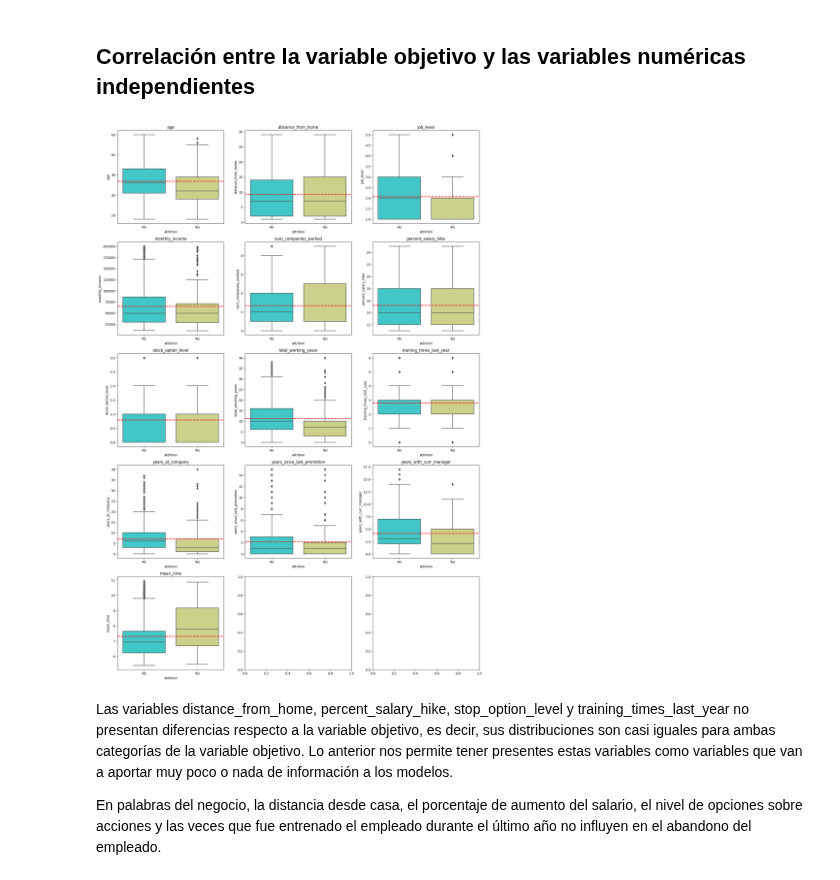
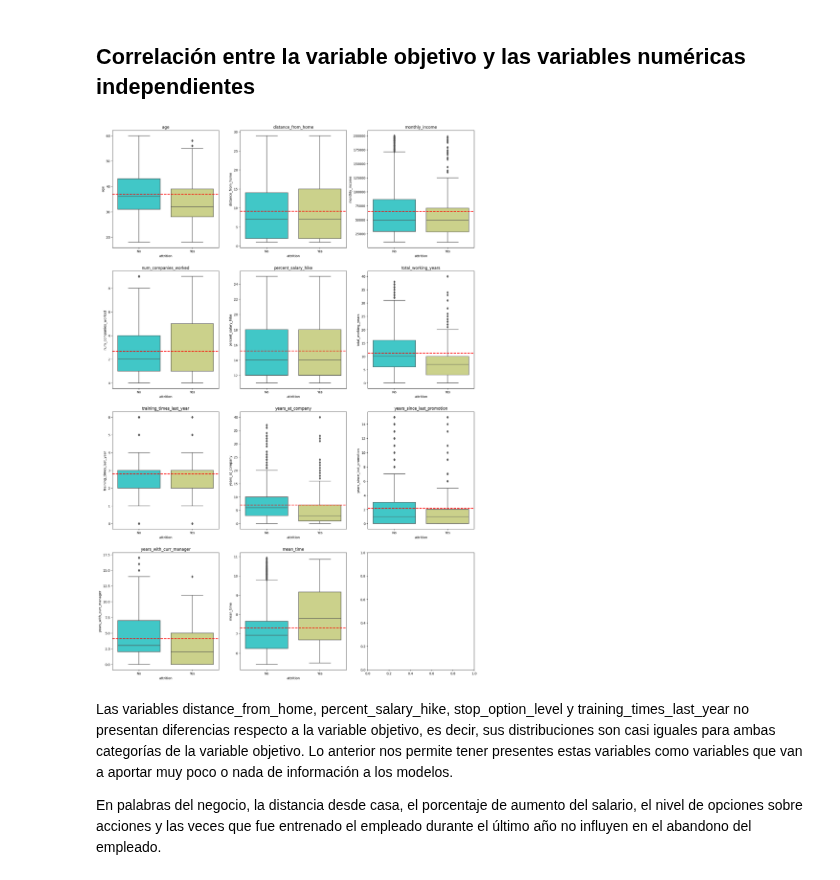
Before and after one commit to AlexanderBedoyaC/pediccion_abandono_empleo, a Jupyter notebook: 5. Alex - Análisis de correlación.ipynb, the cells around one changed output. Drawn from its saved outputs; the diff is of its cells as text; code cells hidden in the pictures.

Commit message:
Inicio de preparación de datos (Valores atípicos).

```diff
--- a/5. Alex - Análisis de correlación.ipynb
+++ b/5. Alex - Análisis de correlación.ipynb
@@ -15,3 +13,8 @@ df = pd.read_csv('Datasets/datos_limpios.csv')
+# %%
+df = pd.read_csv('Datasets/datos_limpios.csv')
+df.job_level = df.job_level.astype(str)
+df.stock_option_level = df.stock_option_level.astype(str)
+df.drop(['employee_id'], axis=1, inplace=True)
 # %%
 df.shape
 # %% [output]
@@ -145,19 +128,19 @@ Utilizando un nivel de significancia de 0.05, se puede concluir de las pruebas c
 # %% [markdown]
 ## Correlación entre la variable objetivo y las variables numéricas independientes
 # %%
-fig, axs = plt.subplots(5, 3, figsize=(20, 30))
+fig, axs = plt.subplots(4, 3, figsize=(20, 30))
 
-rows = [0,0,0,1,1,1,2,2,2,3,3,3,4]
-cols = [0,1,2,0,1,2,0,1,2,0,1,2,0]
+rows = [0,0,0,1,1,1,2,2,2,3,3,3]
+cols = [0,1,2,0,1,2,0,1,2,0,1,2]
 variables = df_numericas.columns
 
 for i in range(len(variables)):
 
     sns.boxplot(x = 'attrition', y = variables[i], data = df, palette='rainbow', ax=axs[rows[i], cols[i]])
     axs[rows[i], cols[i]].set_title(variables[i])
     axs[rows[i], cols[i]].axhline(df[variables[i]].mean(), color='r',linestyle='dashed',linewidth=2)
 # %% [output]
-[figure, old version]
+[figure, new version]
 # %% [markdown]
 Las variables distance_from_home, percent_salary_hike, stop_option_level y training_times_last_year no presentan diferencias respecto a la variable objetivo, es decir, sus distribuciones son casi iguales para ambas categorías de la variable objetivo. Lo anterior nos permite tener presentes estas variables como variables que van a aportar muy poco o nada de información a los modelos.
 
```
Also changed, not shown: parts of 7 cells of this notebook, 4 other files.
